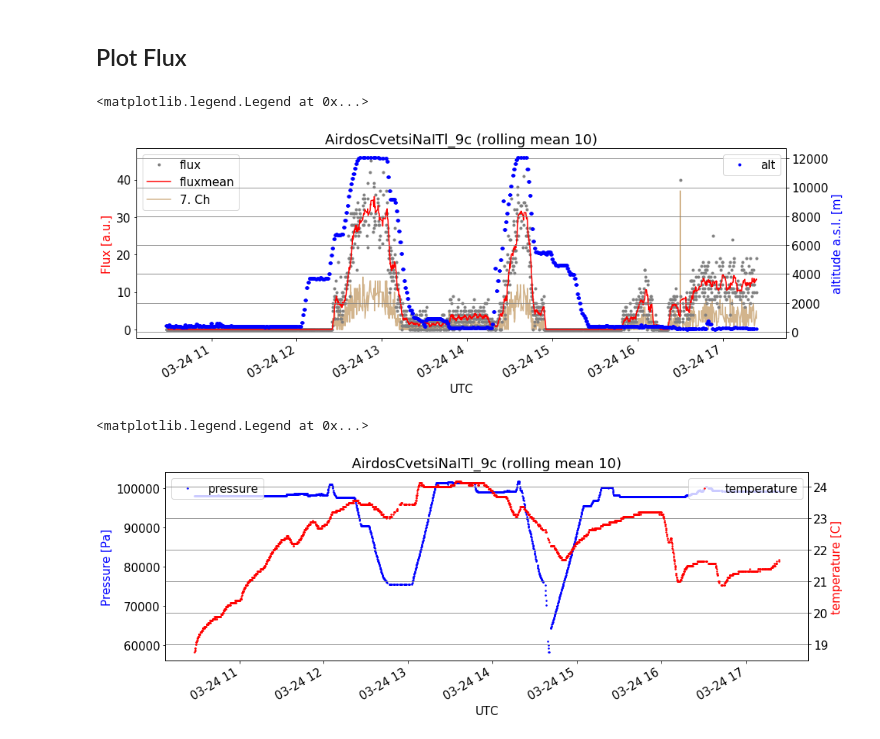
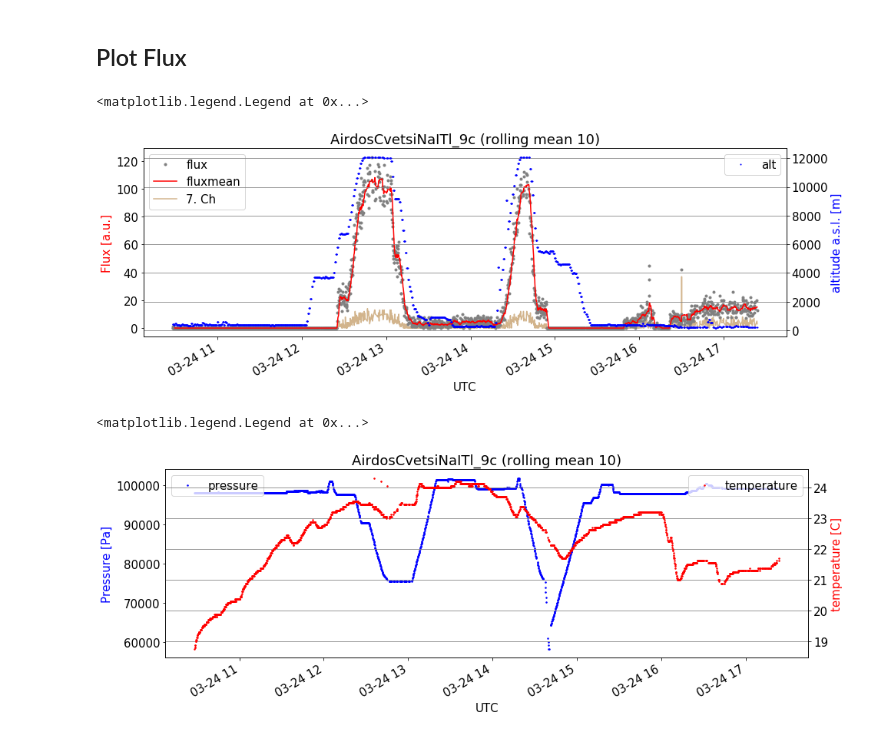
Before and after one commit to UniversalScientificTechnologies/GEODOS01, a Jupyter notebook: notebooks/GEODOS.ipynb, the cells around one changed output. Cells and saved outputs as stored; diff of their text form; code cells hidden in the pictures.

```diff
--- a/notebooks/GEODOS.ipynb
+++ b/notebooks/GEODOS.ipynb
@@ -102,19 +102,22 @@ df
 # %%
 df.dropna(subset=['UTC'], inplace=True)
 hist = df.loc[df[0]=='$HIST'].iloc[:,:270].copy()
-hist = hist.apply(pd.to_numeric,errors='coerce')
+hist.iloc[:,1:] = hist.iloc[:,1:].apply(pd.to_numeric) #,errors='coerce')
 hist[0] = df[0]
 hist['alt'] = df['alt'].apply(pd.to_numeric,errors='coerce')
 hist['lat'] = df['lat'].apply(pd.to_numeric,errors='coerce')
 hist['lon'] = df['lon'].apply(pd.to_numeric,errors='coerce')
 hist['meas'] = df['meas'].apply(pd.to_numeric,errors='coerce')
 hist['UTC'] = df['UTC']
-hist.iloc[:,14:270] = 0
+hist.iloc[:,12:269] = 0
+hist.set_index('meas', inplace=True)
+hits = df.loc[df[0]=='$HITS'].copy()
+hits.iloc[:,1:] = hits.iloc[:,1:].apply(pd.to_numeric)
+hits.set_index('meas', inplace=True)
 # %%
-// toooo slow, have to be rewrited
-for i,row in df.loc[df[0]=='$HITS'].iterrows():
-    for j in range(2,2+int(row[1])*2,2):
-        hist.loc[(hist['meas']==row[-2:][0]),int(row[j+1])+4] += 1
+for index, row in hits.iterrows():
+    for j in range(2,2+row[1]*2,2):
+        hist.loc[index,int(row[j+1])+3] += 1
 # %% [markdown]
 ## Plot Flux
 # %%
@@ -131,35 +134,35 @@ xx = hist
 xx.set_index('UTC', inplace = True, drop=False)
 #xx = xx.loc['2019-11-27 00:00:00':'2019-11-29 01:30:00']
 #xx = xx.loc['2020-12-04 11:55:00':'2020-12-04 12:20:00']
 
 
 xx['flux'] = (xx.iloc[:,range(NOISE_LEVEL,LAST_CHANNEL)].sum(axis=1))
 
 xx['fluxmean'] = xx['flux'].rolling(WINDOW).mean()
 
 xx['flux'].plot(c='gray', linestyle='', marker='.')
 xx['fluxmean'].plot(c='red')
 (xx.iloc[:,NOISE_LEVEL]).plot(c='tan',label= str(NOISE_LEVEL) + '. Ch' ,zorder=1)
 
 s = fto.split('/')
 plt.title(s[len(s)-2] + ' (rolling mean ' + str(WINDOW) + ')')
 #plt.ylim([0,1.5])
 plt.xlabel('UTC')
 plt.ylabel(r'Flux [a.u.]', color='red')
 plt.legend(loc=2)
 
 ax = plt.twinx()
 
 #plt.ylim([0,14000])
-xx['alt'].plot(c='b', label='alt', marker='.', linewidth='2', linestyle='none', drawstyle='steps-mid')
+xx['alt'].plot(c='b', label='alt', marker='.', ms=2, linewidth='2', linestyle='none', drawstyle='steps-mid')
 plt.ylabel('altitude a.s.l. [m]', color='blue')
 
 plt.grid(b=True, which='major', color='grey', linestyle='-')
 plt.grid(b=True, which='minor', color='grey', linestyle='-')
 plt.legend()
 # %% [output]
 <matplotlib.legend.Legend at 0x...>
-[figure, old version]
+[figure, new version]
 # %%
 NOISE_LEVEL = 7
 LAST_CHANNEL = 270
@@ -197,4 +200,4 @@ plt.grid(b=True, which='minor', color='grey', linestyle='-')
 plt.legend()
 # %% [output]
 <matplotlib.legend.Legend at 0x...>
-[figure, old version]
+[figure, new version]
```
Also changed, not shown: parts of 2 cells of this notebook.
